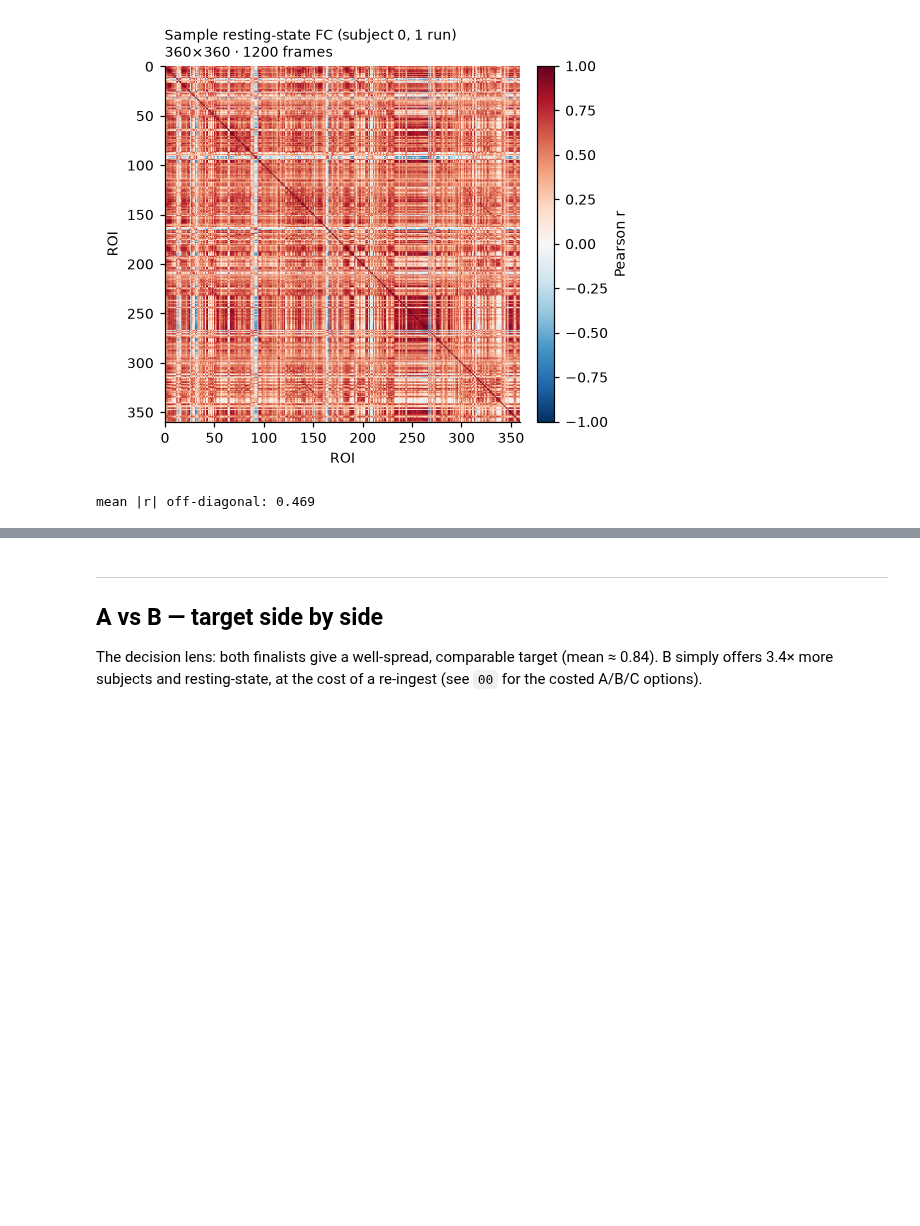
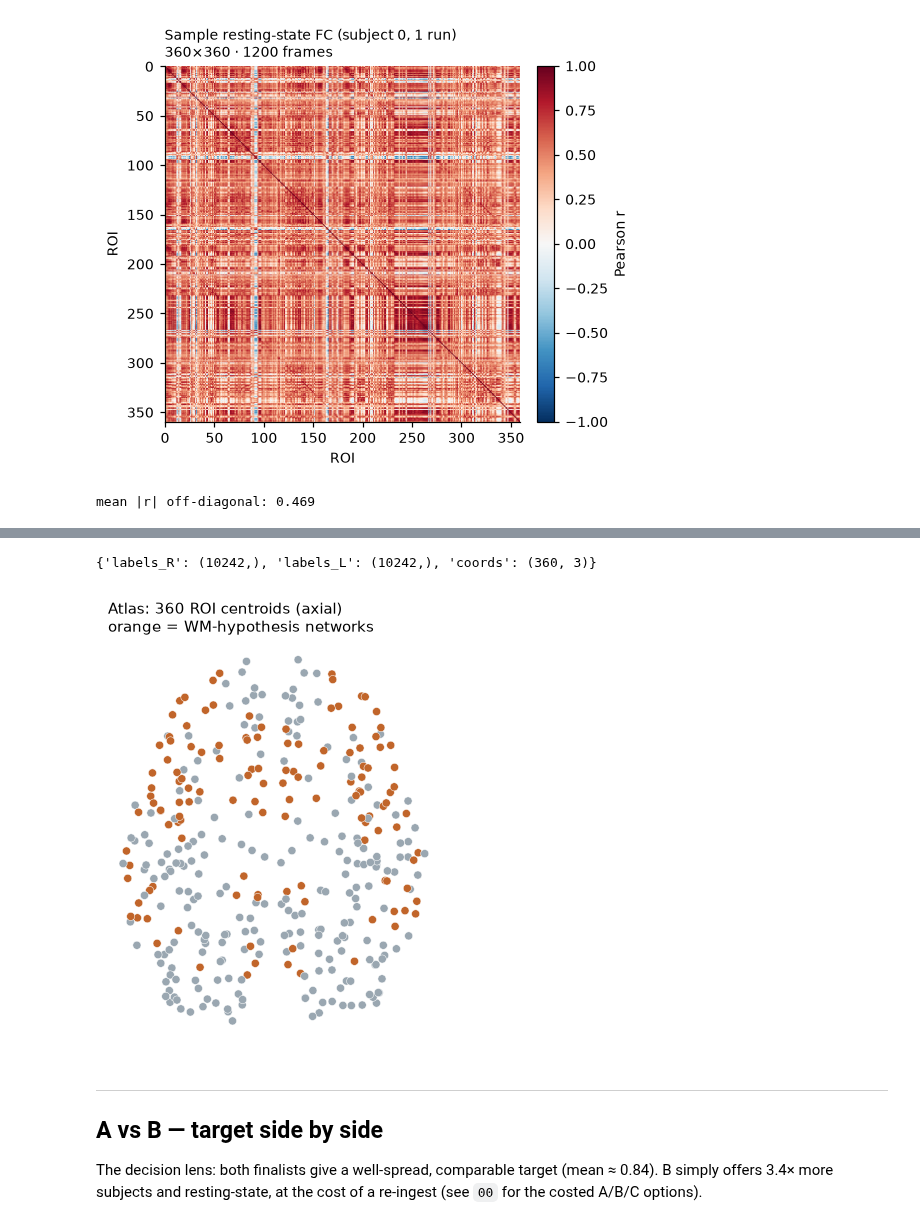
Before and after one commit to The-Gammas/The-Gammas, a Jupyter notebook: sandbox/jaime/02_eda_and_data_dictionary.ipynb, the cells around one changed output, grey strips where cells are left out. Drawn from its saved outputs; the diff is of its cells as text; code cells hidden in the pictures; blank space fills up the shorter version.

```diff
--- a/sandbox/jaime/02_eda_and_data_dictionary.ipynb
+++ b/sandbox/jaime/02_eda_and_data_dictionary.ipynb
@@ -245,3 +252,20 @@ mean |r| off-diagonal: 0.469
+# %%
+# Atlas geometry — B ships hcp_atlas_339.npz. Confirm the data-dictionary shapes, then look at the layout.
+atlas = np.load(B.atlas)
+print({k: atlas[k].shape for k in atlas.files})              # coords (360,3) · labels_R/L (10242,)
+
+reg_B = pp.region_table(B)
+xy = atlas["coords"][:, :2]                                  # axial (top-down) view
+targets = {"Frontoparietal", "Cingulo-Opercular", "Default"}
+color = [C_B if n in targets else "#9aa7b1" for n in reg_B["network"]]
+fig, ax = plt.subplots(figsize=(4.4, 4.3))
+ax.scatter(xy[:, 0], xy[:, 1], s=24, c=color, edgecolors="white", linewidths=0.3)
+ax.set_aspect("equal"); ax.axis("off")
+ax.set_title("Atlas: 360 ROI centroids (axial)\norange = WM-hypothesis networks", loc="left", fontsize=9)
+plt.show()
+# %% [output]
+{'labels_R': (10242,), 'labels_L': (10242,), 'coords': (360, 3)}
+[figure, added]
 # %% [markdown]
 ---
 ## A vs B — target side by side
```
Also changed, not shown: parts of 8 cells of this notebook, 10 other files.
